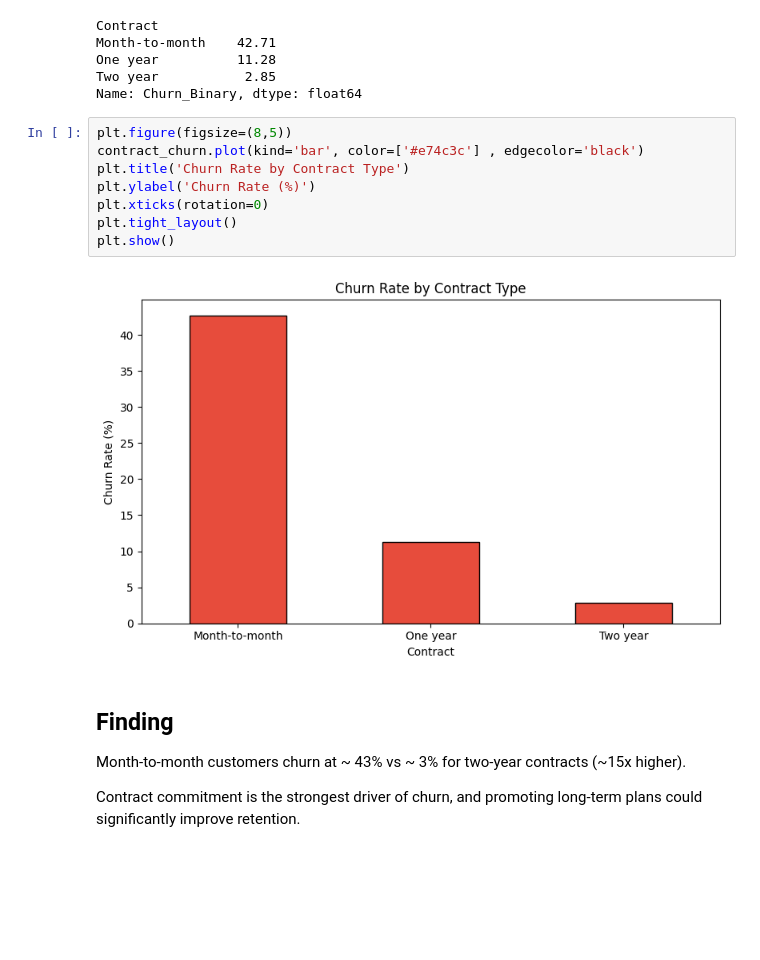
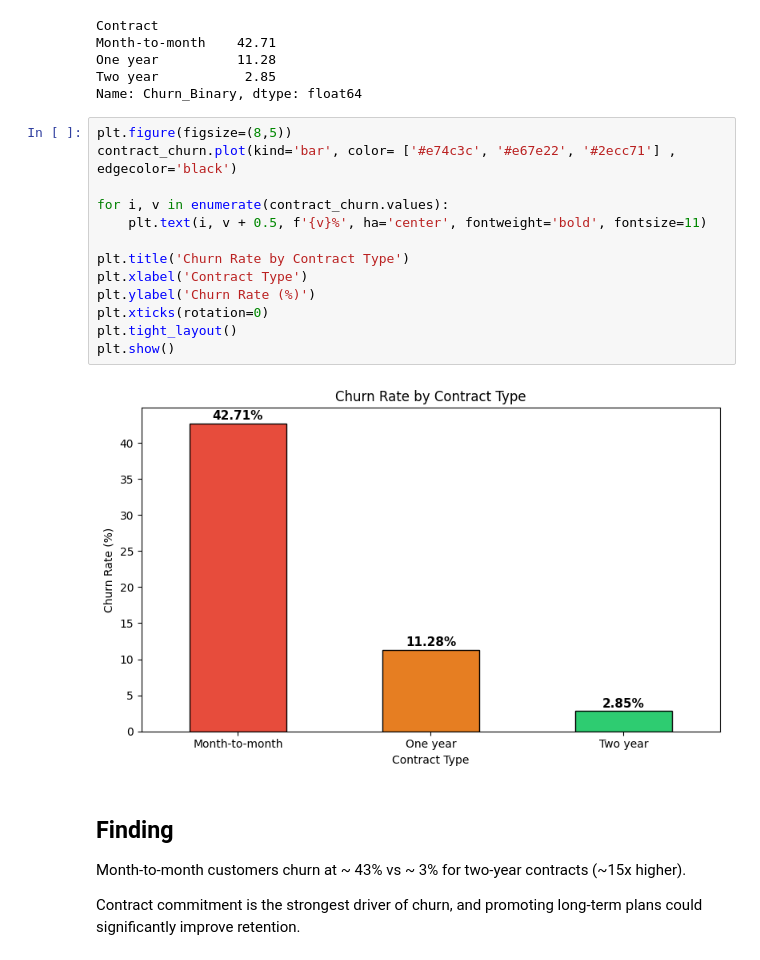
Before and after one commit to jodusaikoushik-hash/telco-churn-retention-analysis, a Jupyter notebook: Notebook/Churn_Analysis_Report.ipynb, the cells around one changed output. Saved outputs shown, nothing was run; the diff lists cells and outputs as text; blank space fills up the shorter version.

```diff
--- a/Notebook/Churn_Analysis_Report.ipynb
+++ b/Notebook/Churn_Analysis_Report.ipynb
@@ -151,14 +154,19 @@ Two year           2.85
 Name: Churn_Binary, dtype: float64
 # %%
 plt.figure(figsize=(8,5))
-contract_churn.plot(kind='bar', color=['#e74c3c'] , edgecolor='black')
+contract_churn.plot(kind='bar', color= ['#e74c3c', '#e67e22', '#2ecc71'] , edgecolor='black')
+
+for i, v in enumerate(contract_churn.values):
+    plt.text(i, v + 0.5, f'{v}%', ha='center', fontweight='bold', fontsize=11)
+
 plt.title('Churn Rate by Contract Type')
+plt.xlabel('Contract Type')
 plt.ylabel('Churn Rate (%)')
 plt.xticks(rotation=0)
 plt.tight_layout()
 plt.show()
 # %% [output]
-[figure, old version]
+[figure, new version]
 # %% [markdown]
 ## Finding
 Month-to-month customers churn at ~ 43% vs ~ 3% for two-year contracts (~15x higher).
```
Also changed, not shown: parts of 12 cells of this notebook.
